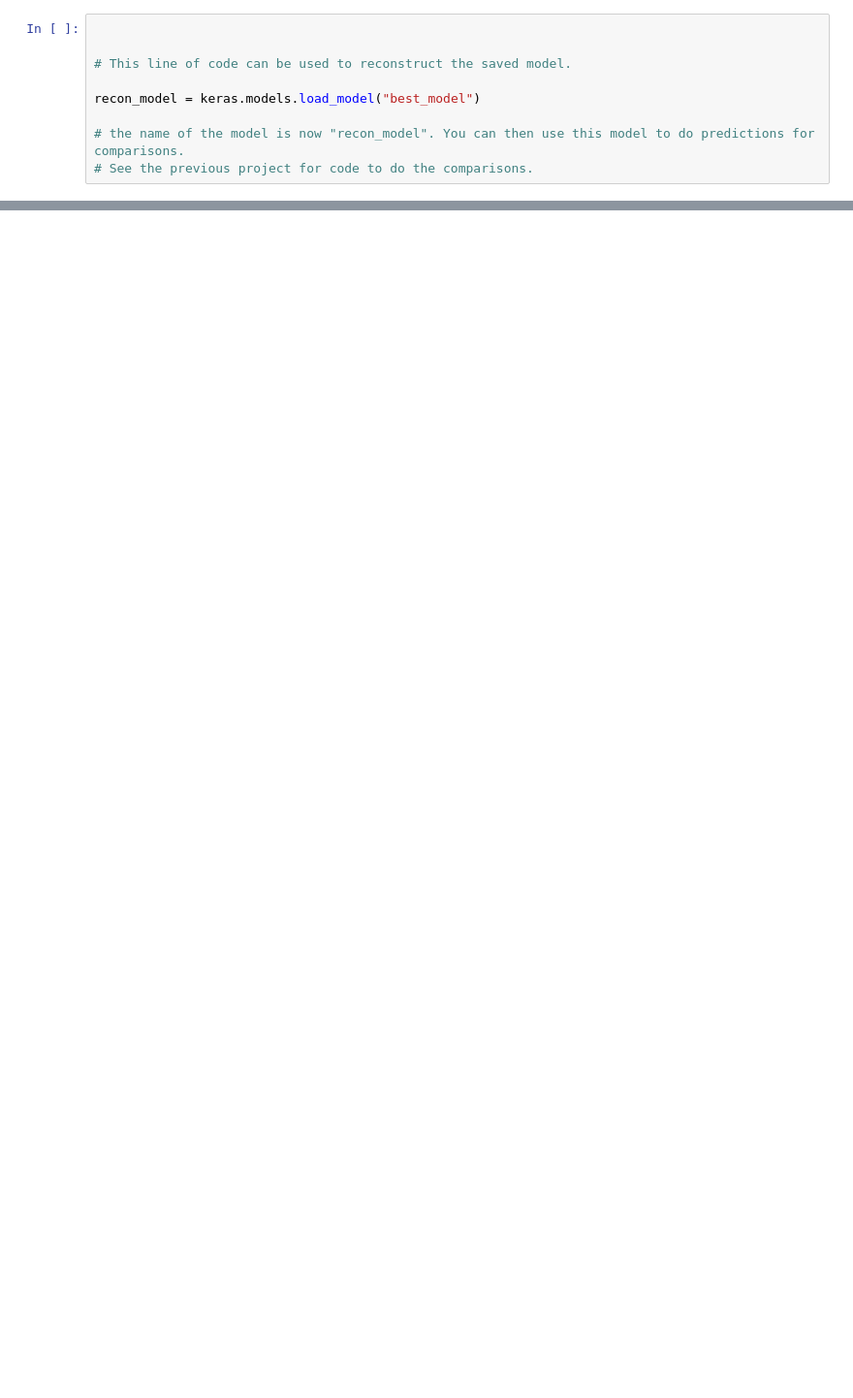
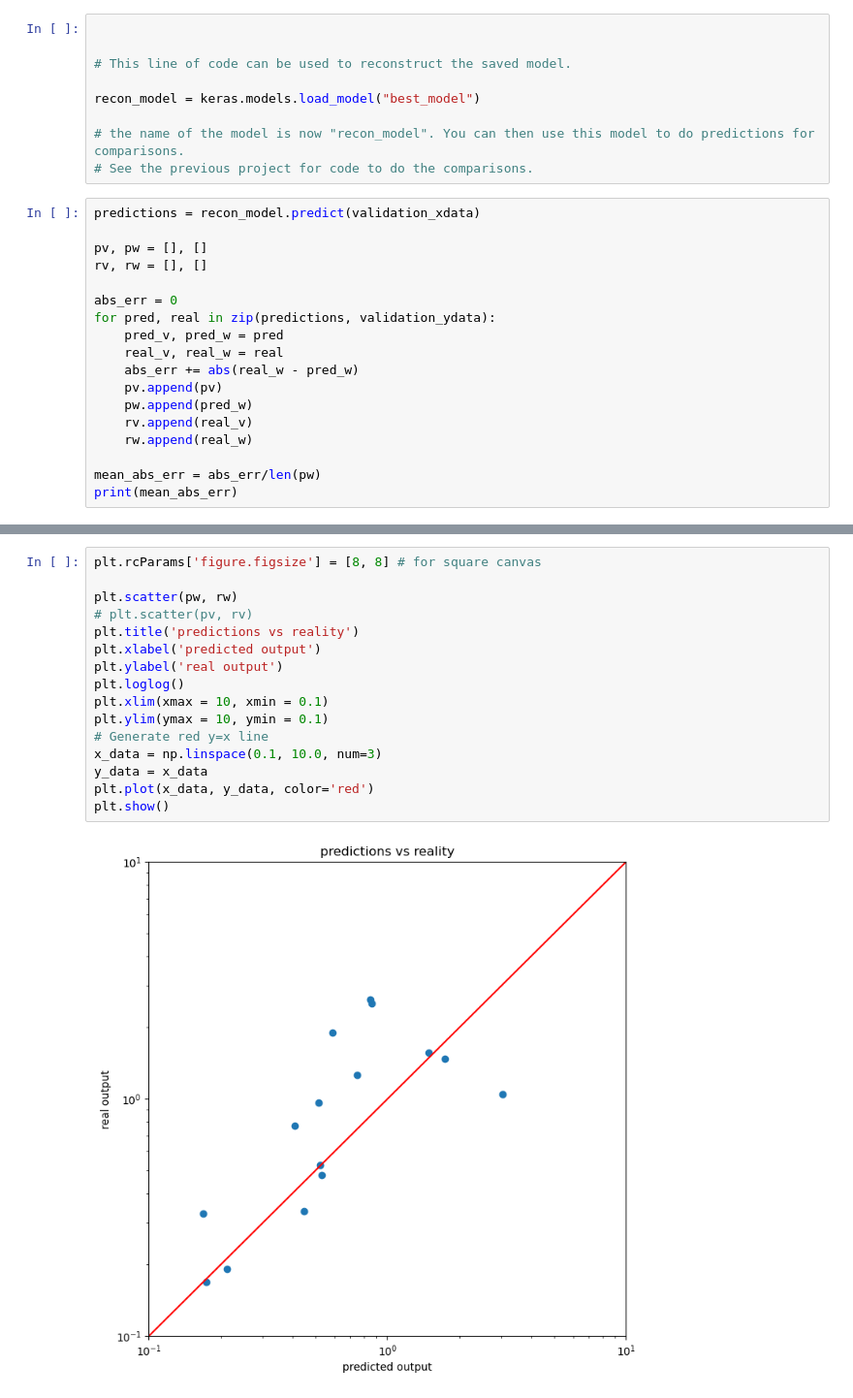
Before and after one commit to tristan-gardner/ME249_project, a Jupyter notebook: 3_lo_hi_flux/part2.1.ipynb, the cells around one changed output, grey strips where cells are left out. Shown at 97% size. Drawn from its saved outputs; the diff is of its cells as text; blank space fills up the shorter version.

```diff
--- a/3_lo_hi_flux/part2.1.ipynb
+++ b/3_lo_hi_flux/part2.1.ipynb
@@ -153,3 +308,21 @@ recon_model = keras.models.load_model("best_model")
 
 # the name of the model is now "recon_model". You can then use this model to do predictions for comparisons.
 # See the previous project for code to do the comparisons.
+# %%
+predictions = recon_model.predict(validation_xdata)
+
+pv, pw = [], []
+rv, rw = [], []
+
+abs_err = 0
+for pred, real in zip(predictions, validation_ydata):
+    pred_v, pred_w = pred
+    real_v, real_w = real
+    abs_err += abs(real_w - pred_w)
+    pv.append(pv)
+    pw.append(pred_w)
+    rv.append(real_v)
+    rw.append(real_w)
+
+mean_abs_err = abs_err/len(pw)
+print(mean_abs_err)
@@ -155,0 +332,18 @@ recon_model = keras.models.load_model("best_model")
+# %%
+plt.rcParams['figure.figsize'] = [8, 8] # for square canvas
+
+plt.scatter(pw, rw)
+# plt.scatter(pv, rv)
+plt.title('predictions vs reality')
+plt.xlabel('predicted output')
+plt.ylabel('real output')
+plt.loglog()
+plt.xlim(xmax = 10, xmin = 0.1)
+plt.ylim(ymax = 10, ymin = 0.1)
+# Generate red y=x line
+x_data = np.linspace(0.1, 10.0, num=3)
+y_data = x_data
+plt.plot(x_data, y_data, color='red')
+plt.show()
+# %% [output]
+[figure, added]
```
Also changed, not shown: parts of 10 cells of this notebook, 5 other files.
